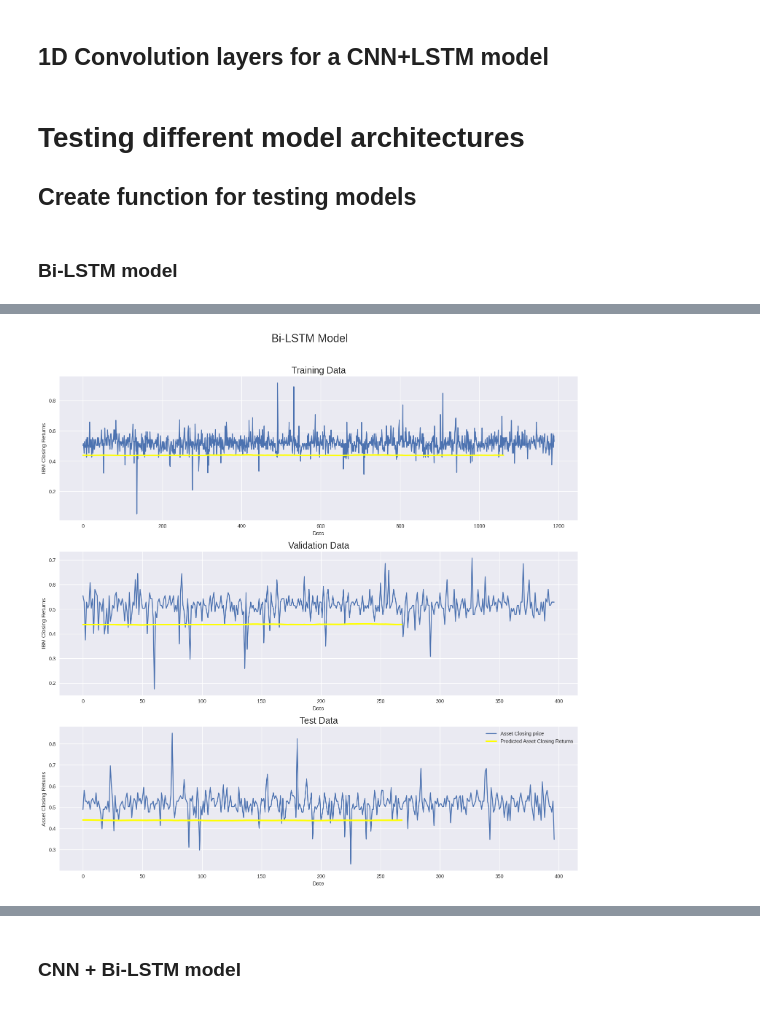
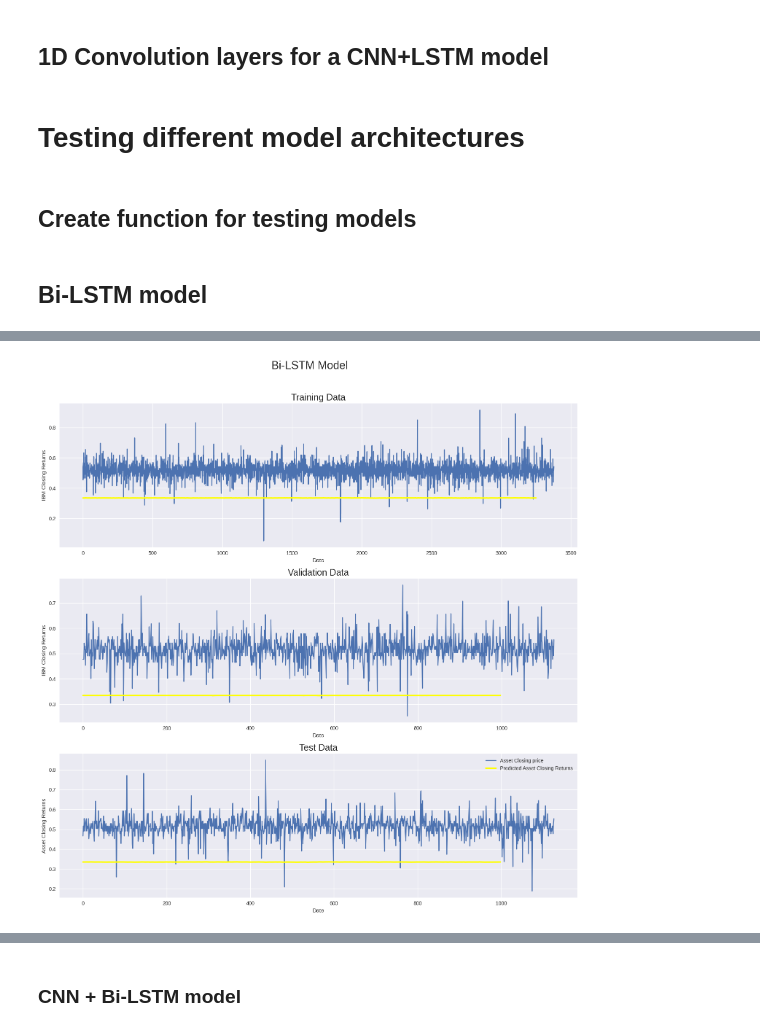
Before and after one commit to MikChristensen/Python-ML-Trading, a Jupyter notebook: 07 Mixed model/CNN_LSTM.ipynb, the cells around one changed output, grey strips where cells are left out. Cells and saved outputs as stored; diff of their text form; code cells hidden in the pictures.

```diff
--- a/07 Mixed model/CNN_LSTM.ipynb
+++ b/07 Mixed model/CNN_LSTM.ipynb
@@ -27,7 +61,7 @@ seq_len = 128
 # %%
 # Data download
 symbol = "EURUSD=X"
-period ='1mo'
+period ='60d'
 interval ='15m'
 
 # Tensorflow model
@@ -39,17 +73,22 @@ epochs = 100
 # %%
 # Define function for downloading finance data from yfinance
 
-def get_yfinance_hist(symbol = "EURUSD=X", period ='1mo', interval ='15m' ):
+def get_yfinance_hist(symbol = "EURUSD=X", period ='1mo', interval ='15m', show_plot = True ):
     df_raw = yf.download(symbol,period= period ,interval=interval)
     df_raw["returns"] = np.log(df_raw.Close.div(df_raw.Close.shift(1)))
     df_raw.dropna(how="any",inplace=True)
     df_raw["target"] = np.where(df_raw["returns"].shift(-1) > 0, 1, 0)
     df_raw = df_raw.drop('Volume', axis=1)
+
+    if(show_plot):
+      plot_cols = ['Close', 'target', 'Open', 'High', 'Low']
+      plot_features = df_raw[plot_cols]
+      plot_features.index = df_raw.index
+      _ = plot_features.plot(subplots=True)
+
     return df_raw
 
 
 df = get_yfinance_hist(symbol = symbol, period = period, interval= interval )
-
-df.head()
 # %% [output]
 [*********************100%***********************]  1 of 1 completed
@@ -99,8 +176,7 @@ df['Close'] = (df['Close'] - min_return) / (max_return - min_return)
 # %%
 train_df, val_df, test_df = np.split(df.sample(frac=1, random_state=42),
                        [int(.6*len(df)), int(.8*len(df))])
-
-X_cols = ['Open', 'High', 'Low', 'Close', 'Adj Close', 'returns']
+X_cols = df.columns.drop('target')
 y_cols = 'target'
 
 df_X_train = train_df[X_cols]
@@ -273,8 +356,9 @@ def Inception_C(layer_in, c7):
 
   outputs = Concatenate(axis=-1)([branch1x1, branch7x7, branch7x7dbl, branch_pool])
   return outputs
+# %% [markdown]
+# **Testing different model architectures**
 # %% [markdown]
-# **Testing different model architectures**
 ## Create function for testing models
 # %%
 def run_model(model):
@@ -286,7 +370,7 @@ def run_model(model):
                 verbose=2,
                 callbacks=[callback],
                 epochs=epochs,
-                #shuffle=True,
+                shuffle=True,
                 validation_data=(X_val, y_val),)
 
   ###############################################################################
@@ -341,9 +425,9 @@ def run_model(model):
   plt.tight_layout()
   plt.legend(loc='best')
 # %% [markdown]
-### Bi-LSTM model
+## Bi-LSTM model
 # %%
-def create_model():
+def create_model_BI_LSTM():
   in_seq = Input(shape = (seq_len, len(X_cols)))
 
   x = Bidirectional(LSTM(128, return_sequences=True))(in_seq)
@@ -360,8 +444,8 @@ def create_model():
   model.compile(loss="mse", optimizer="adam", metrics=['mae', 'mape', 'accuracy'])
   return model
 
-model = create_model()
-run_model(model)
+model_BI_LSTM = create_model_BI_LSTM()
+run_model(model_BI_LSTM)
 # %% [output]
 Model: "model"
 __________________________________________________________________________________________________
@@ -383,2 +467,2 @@ Test Data - Loss: 0.2481, MAE: 0.4943, MAPE: 239431136.0000, ACC: 0.5465
-[figure, old version]
+[figure, new version]
 # %%
```
Also changed, not shown: parts of 22 cells of this notebook.
